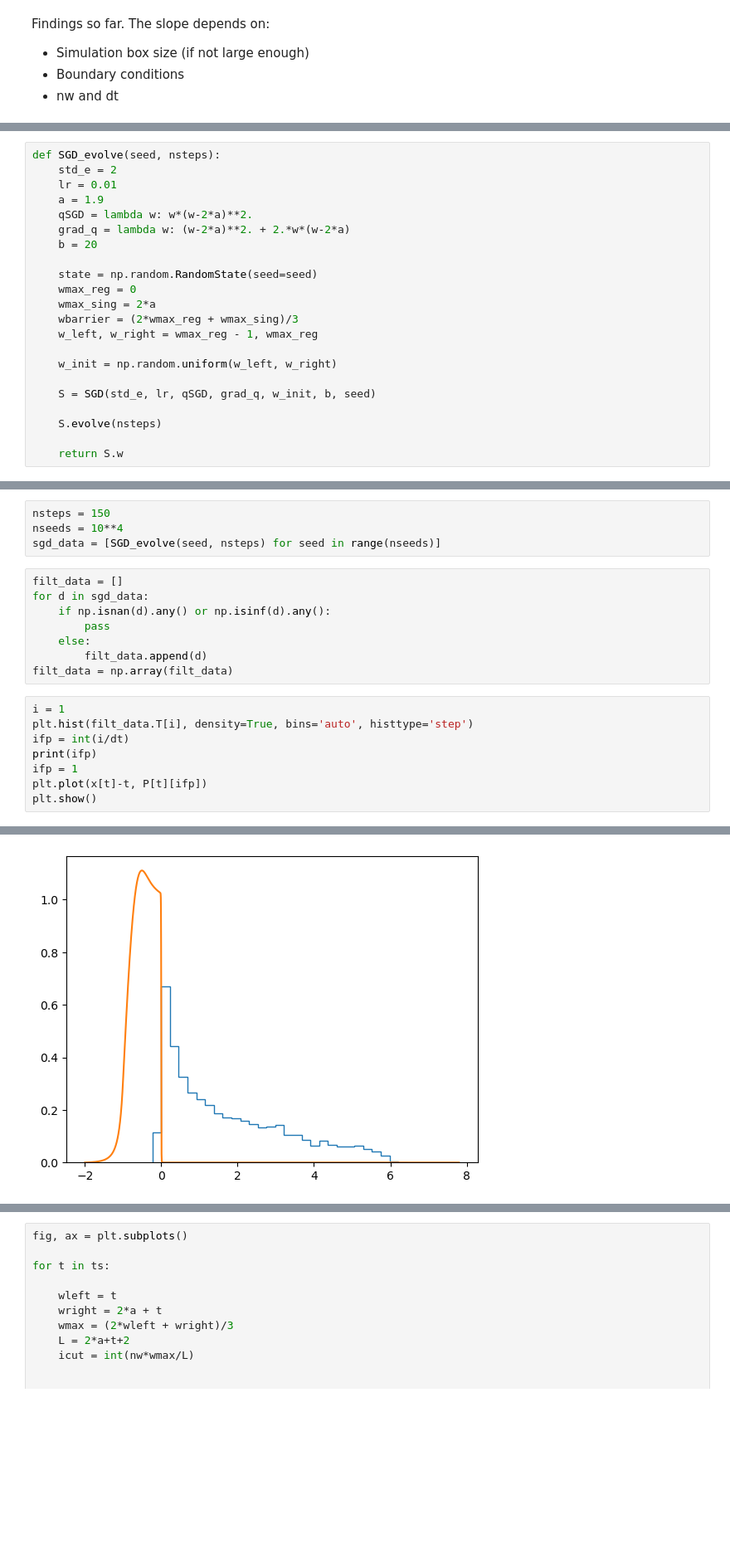
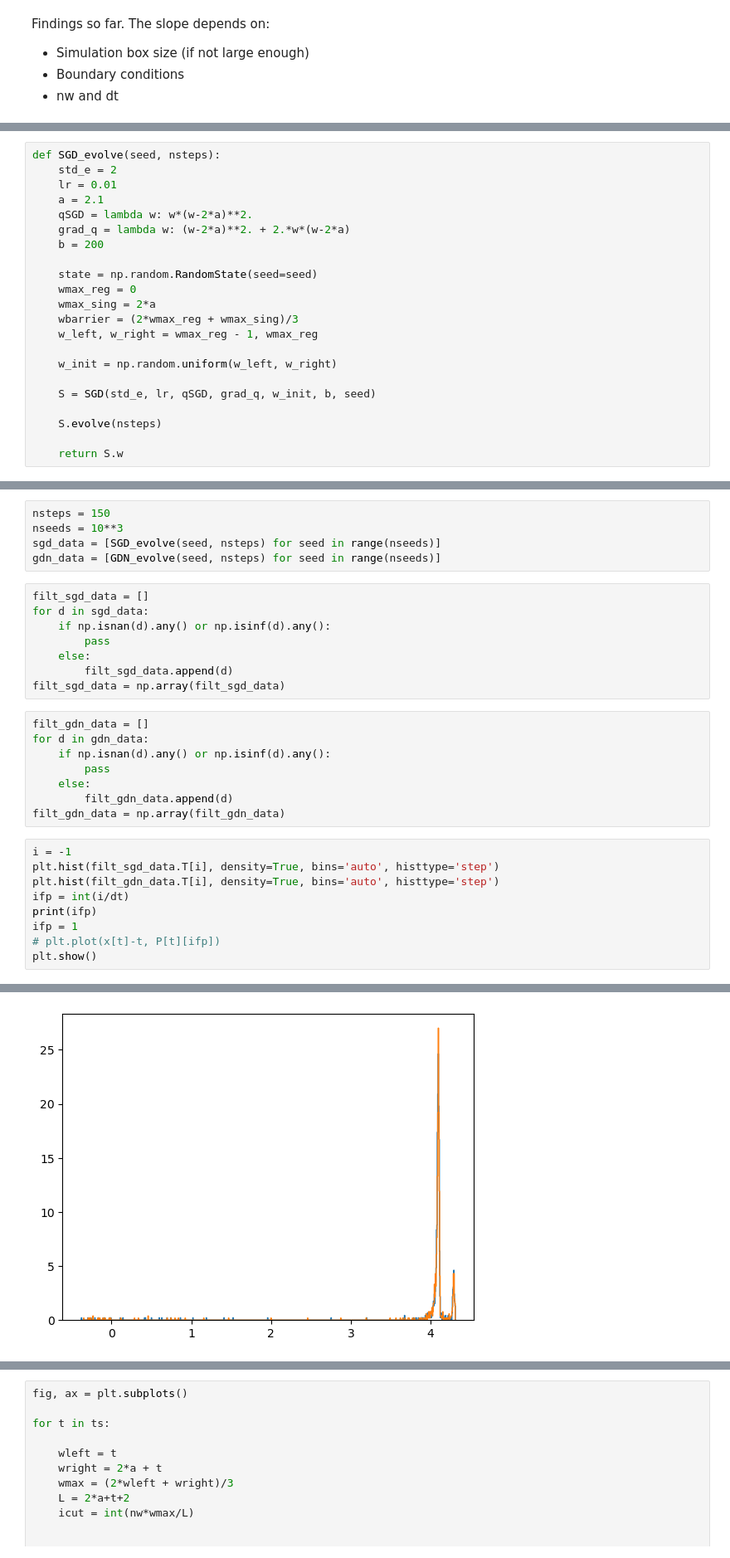
Before and after one commit to gcorlouer/sgd_on_singularities, a Jupyter notebook: experiments/FK_finite_volume.ipynb, the cells around one changed output, grey strips where cells are left out. Shown: that part at 83% size. Saved outputs shown, nothing was run; the diff lists cells and outputs as text; blank space fills up the shorter version.

```diff
--- a/experiments/FK_finite_volume.ipynb
+++ b/experiments/FK_finite_volume.ipynb
@@ -502,10 +459,10 @@ plt.show()
 def SGD_evolve(seed, nsteps):
     std_e = 2
     lr = 0.01
-    a = 1.9
+    a = 2.1
     qSGD = lambda w: w*(w-2*a)**2.
     grad_q = lambda w: (w-2*a)**2. + 2.*w*(w-2*a)
-    b = 20
+    b = 200
 
     state = np.random.RandomState(seed=seed)
     wmax_reg = 0
@@ -523,21 +502,31 @@ def SGD_evolve(seed, nsteps):
 # %%
 nsteps = 150
-nseeds = 10**4
+nseeds = 10**3
 sgd_data = [SGD_evolve(seed, nsteps) for seed in range(nseeds)]
+gdn_data = [GDN_evolve(seed, nsteps) for seed in range(nseeds)]
 # %%
-filt_data = []
+filt_sgd_data = []
 for d in sgd_data:
     if np.isnan(d).any() or np.isinf(d).any():
         pass
     else:
-        filt_data.append(d)
-filt_data = np.array(filt_data)
+        filt_sgd_data.append(d)
+filt_sgd_data = np.array(filt_sgd_data)
+# %%
+filt_gdn_data = []
+for d in gdn_data:
+    if np.isnan(d).any() or np.isinf(d).any():
+        pass
+    else:
+        filt_gdn_data.append(d)
+filt_gdn_data = np.array(filt_gdn_data)
 # %%
-i = 1
-plt.hist(filt_data.T[i], density=True, bins='auto', histtype='step')
+i = -1
+plt.hist(filt_sgd_data.T[i], density=True, bins='auto', histtype='step')
+plt.hist(filt_gdn_data.T[i], density=True, bins='auto', histtype='step')
 ifp = int(i/dt)
 print(ifp)
 ifp = 1
-plt.plot(x[t]-t, P[t][ifp])
+# plt.plot(x[t]-t, P[t][ifp])
 plt.show()
 # %% [output]
@@ -545,4 +534,4 @@ plt.show()
-[figure, old version]
+[figure, new version]
 # %%
 for d in sgd_data:
     plt.plot(d)
```
Also changed, not shown: parts of 26 cells of this notebook, 1 other file.
